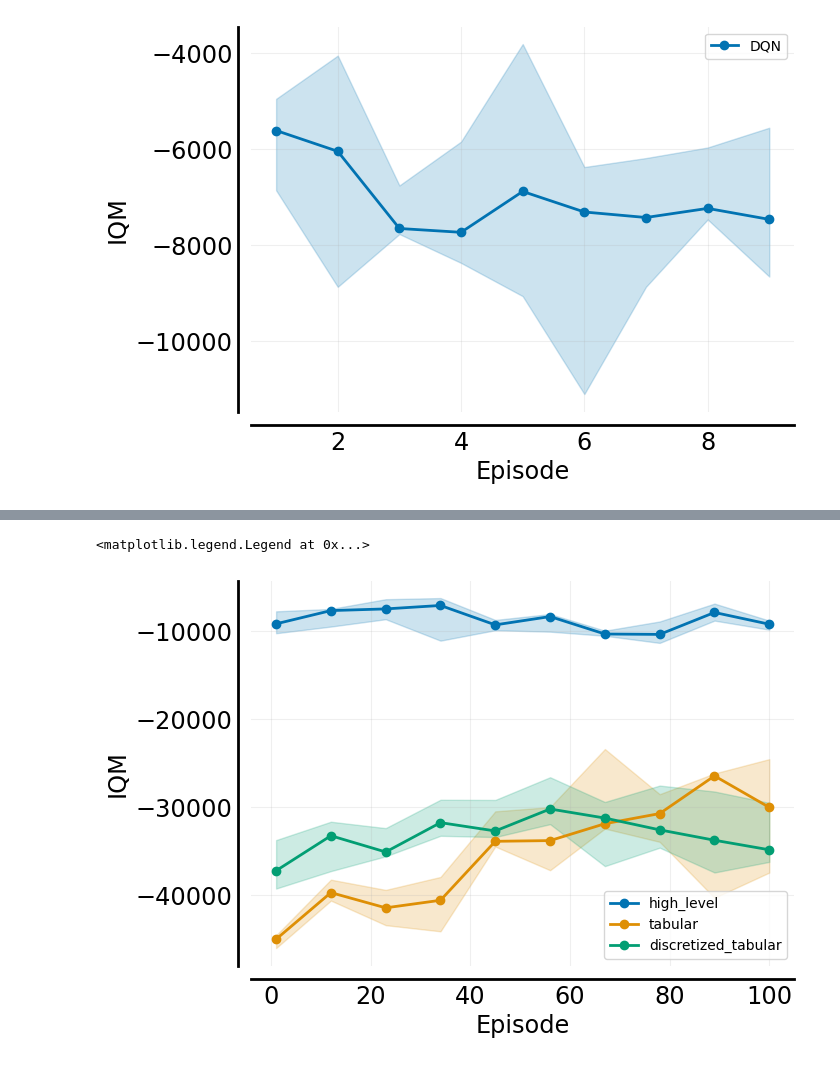
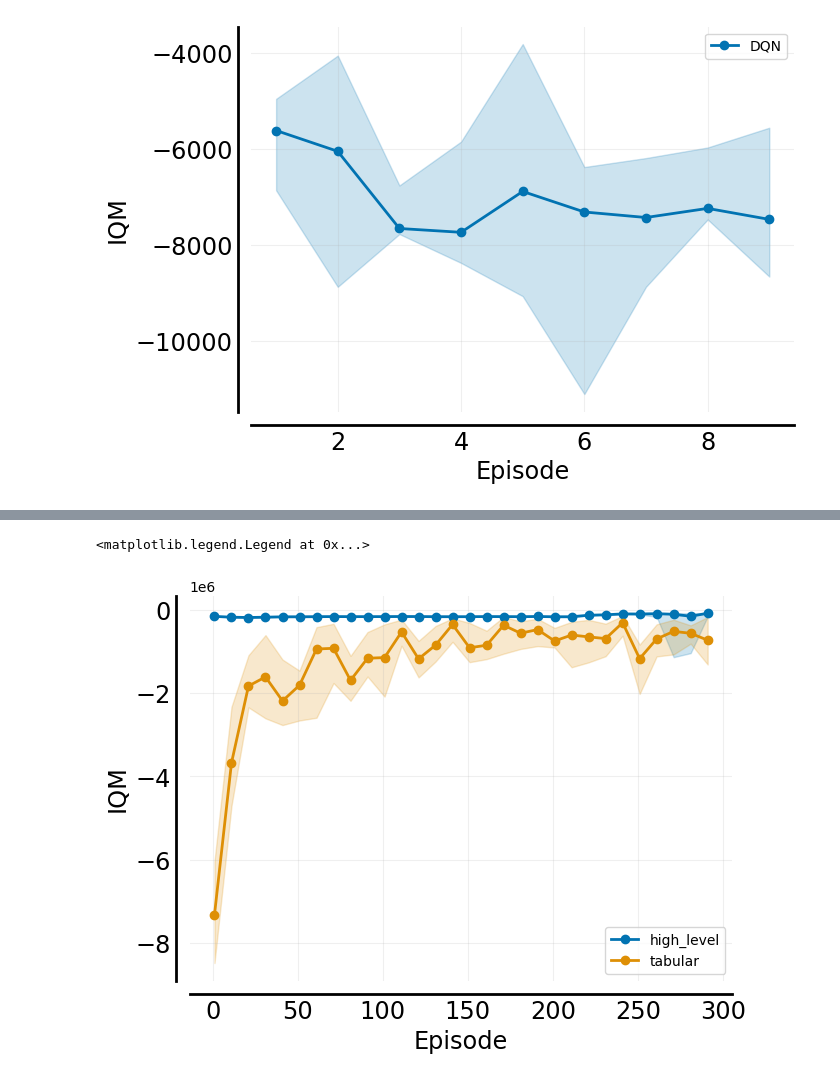
Before and after one commit to iftahtsdaka/iftah-eran-sdmrl, a Jupyter notebook: eran_temp_work/version_2/iftah-project.ipynb, the cells around one changed output, grey strips where cells are left out. Drawn from its saved outputs; the diff is of its cells as text; code cells hidden in the pictures.

```diff
--- a/eran_temp_work/version_2/iftah-project.ipynb
+++ b/eran_temp_work/version_2/iftah-project.ipynb
@@ -495,5 +605,5 @@ ax.legend(loc='best')
 # %%
-from mcts import HighLevelTabularQ, DiscretizedActionWrapper
+from mcts_finetuned_model import MCTSFinetunedTabularQ, DiscretizedActionWrapper
 from qlearning import TabularQ
 from env_nosell import create_env
 import numpy as np
@@ -502,23 +612,34 @@ from rliable import metrics
 from rliable import plot_utils
 import pandas as pd
 
-seeds = [0, 1, 2, 3]
-env = create_env(discrete_actions=True, discrete_observations=True, water_buckets=50, max_cycles=1, time_buckets=50, normalize_rewards=True)
+high_level_optimal_params = study_high_level_model.best_params
+base_line_optimal_params = study_baseline_tabular_model.best_params
+seeds = range(10)
+env = create_env(discrete_actions=True, discrete_observations=True, water_buckets=50, max_cycles=5, time_buckets=50, normalize_rewards=False)
 discretized_env = DiscretizedActionWrapper(env, granularity=10)
 learning_curves = {'high_level': [],
-                   'tabular': [],
-                   'discretized_tabular': []}
+                   'tabular': []
+                   }
 for seed in seeds:
     env.reset(seed=seed)
-    high_level_model = HighLevelTabularQ(high_level_action_granularity=10,
+    high_level_model = MCTSFinetunedTabularQ(high_level_action_granularity=10,
                                         simulator=env,
                                         mcts_iters=10,
                                         mcts_horizon=3)
-    learning_curves['high_level'].append([high_level_model.train(env, total_episodes=300)])
+    learning_curves['high_level'].append([high_level_model.train(env,
+                                                                 total_episodes=300,
+                                                                 learning_rate=high_level_optimal_params['lr'],
+                                                                 gamma=high_level_optimal_params['gamma'],
+                                                                 epsilon=high_level_optimal_params['epsilon'],
+                                                                 epsilon_decay=high_level_optimal_params['epsilon_decay'],
+                                                                 min_epsilon=0,
+                                                                 high_level_policy_episodes_percentage=0.7)])
     initial_state = env.reset(seed=seed)
     tabular_q_learning_model = TabularQ(env)
-    learning_curves['tabular'].append([tabular_q_learning_model.train(env, total_episodes=300)])
-    discretized_env.reset(seed=seed)
-    discretized_tabular=TabularQ(discretized_env)
-    learning_curves['discretized_tabular'].append([discretized_tabular.train(discretized_env, total_episodes=300)])
+    learning_curves['tabular'].append([tabular_q_learning_model.train(env,
+                                                                      total_episodes=300,                                                                  learning_rate=high_level_optimal_params['lr'],
+                                                                 gamma=base_line_optimal_params['gamma'],
+                                                                 epsilon=base_line_optimal_params['epsilon'],
+                                                                 epsilon_decay=base_line_optimal_params['epsilon_decay'],
+                                                                 min_epsilon=0)])
 # %% [output]
@@ -562,7 +668,7 @@ Episode 300: Total Reward = -19455.680000000004
 results = {a: np.array(v) for a, v in learning_curves.items()}
 # %%
 frame_scale = min([s.shape[-1] for s in results.values()])
-frames = np.arange(0, frame_scale, frame_scale // 10 + 1)
+frames = np.arange(0, frame_scale, 10)
 frames_scores_dict = {algorithm: score[:, :, frames] for algorithm, score
                           in results.items()}
 iqm = lambda scores: np.array([metrics.aggregate_iqm(scores[..., frame])
@@ -571,11 +677,12 @@ iqm_scores, iqm_cis = rly.get_interval_estimates(
   frames_scores_dict, iqm, reps=50)
 # %%
 ax = plot_utils.plot_sample_efficiency_curve(
-    frames+1, iqm_scores, iqm_cis, algorithms=['high_level', 'tabular', 'discretized_tabular'],
+    frames+1, iqm_scores, iqm_cis, algorithms=['high_level', 'tabular'],
     xlabel=r'Episode',
     ylabel='IQM')
 
+
 ax.legend(loc='best')
 # %% [output]
 <matplotlib.legend.Legend at 0x...>
-[figure, old version]
+[figure, new version]
```
Also changed, not shown: parts of 15 cells of this notebook, 2 other files.
